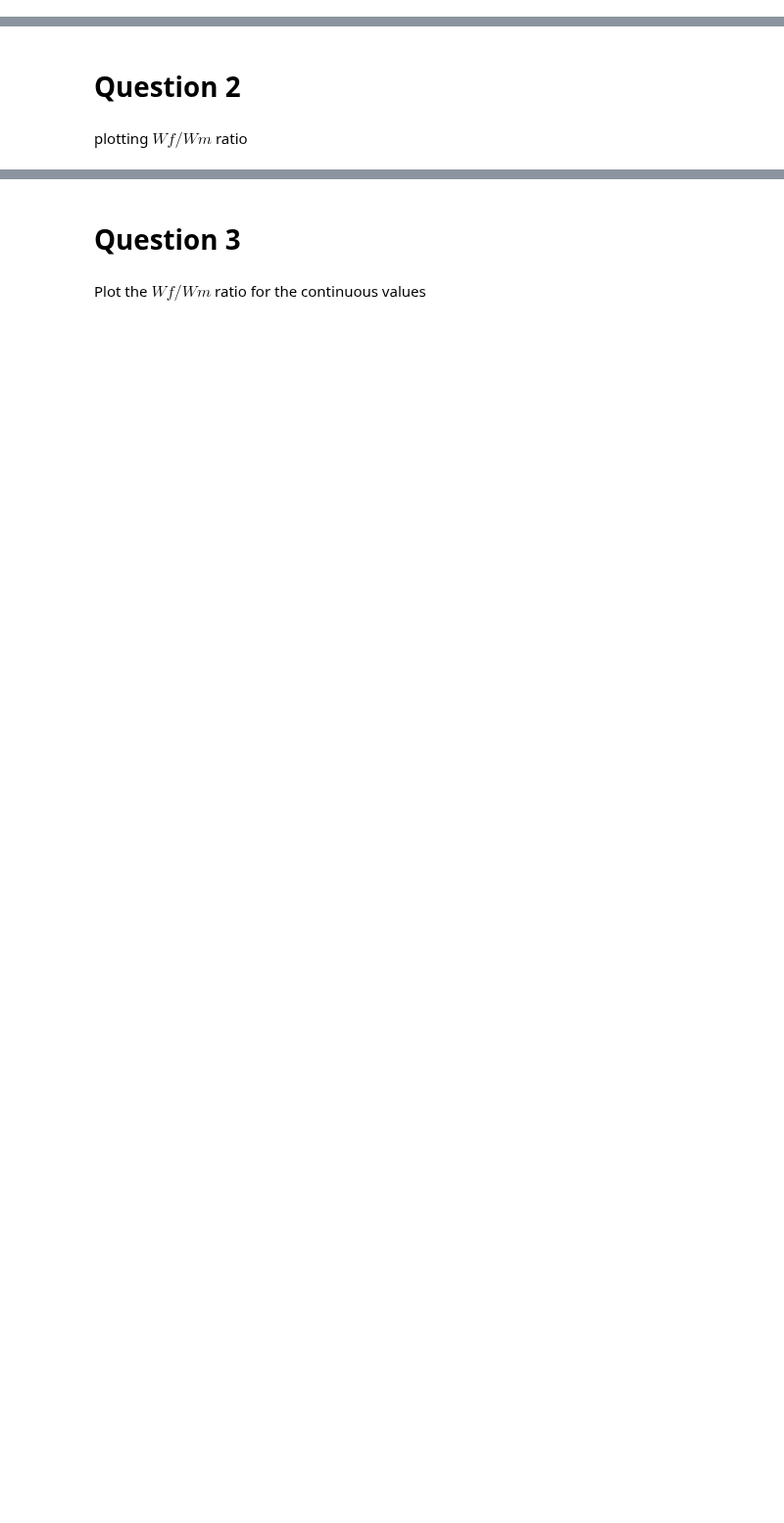
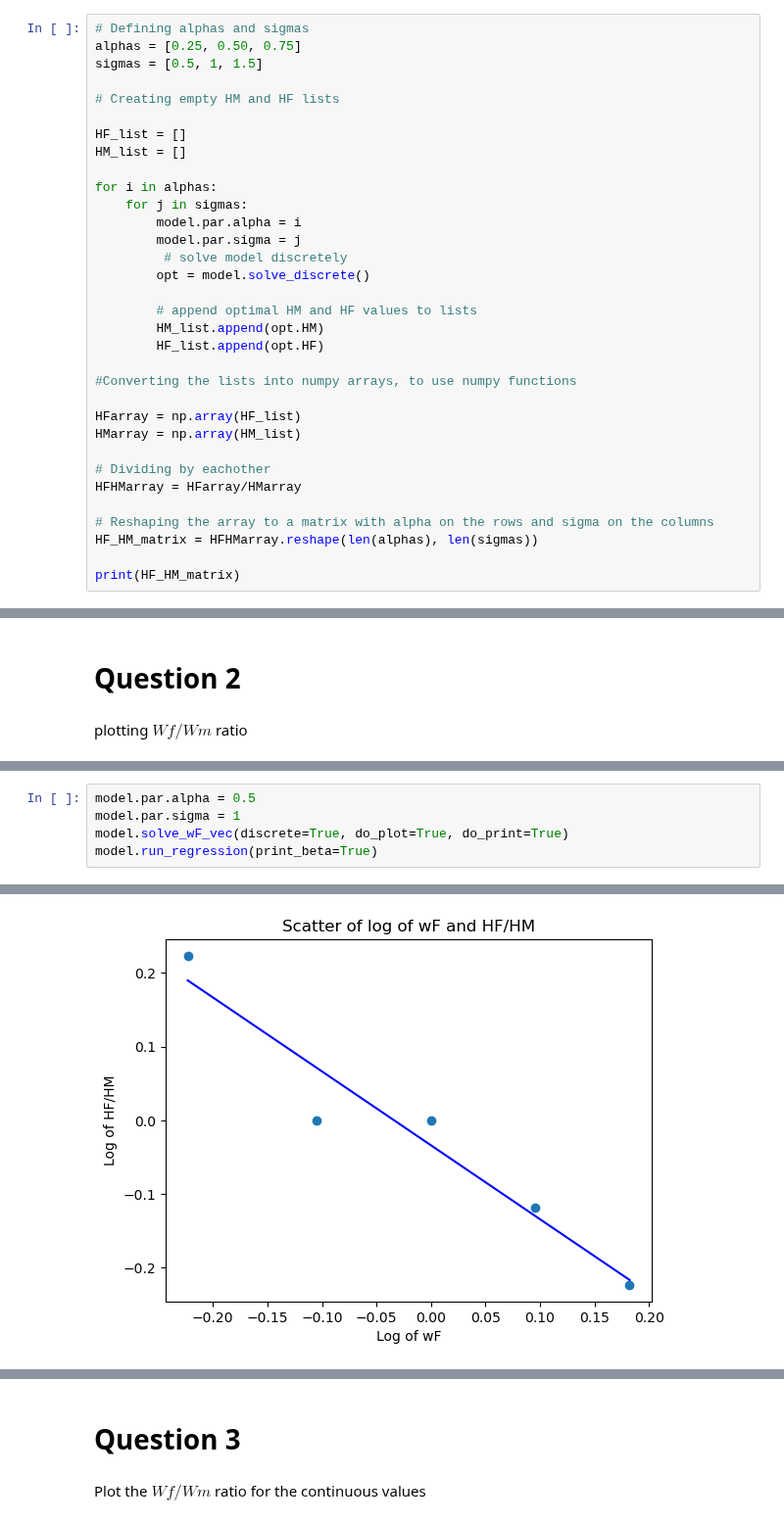
Before and after one commit to NumEconCopenhagen/projects-2023-jt, a Jupyter notebook: inauguralproject/inauguralproject.ipynb, the cells around one changed output, grey strips where cells are left out. Shown at 98% size. Saved outputs shown, nothing was run; the diff lists cells and outputs as text; blank space fills up the shorter version.

```diff
--- a/inauguralproject/inauguralproject.ipynb
+++ b/inauguralproject/inauguralproject.ipynb
@@ -34,0 +30,33 @@ wF Vector:[0.8 0.9 1.  1.1 1.2]
+# %%
+# Defining alphas and sigmas
+alphas = [0.25, 0.50, 0.75]
+sigmas = [0.5, 1, 1.5]
+
+# Creating empty HM and HF lists
+
+HF_list = []
+HM_list = []
+
+for i in alphas:
+    for j in sigmas:
+        model.par.alpha = i
+        model.par.sigma = j
+         # solve model discretely
+        opt = model.solve_discrete()
+
+        # append optimal HM and HF values to lists
+        HM_list.append(opt.HM)
+        HF_list.append(opt.HF)
+
+#Converting the lists into numpy arrays, to use numpy functions
+
+HFarray = np.array(HF_list)
+HMarray = np.array(HM_list)
+
+# Dividing by eachother
+HFHMarray = HFarray/HMarray
+
+# Reshaping the array to a matrix with alpha on the rows and sigma on the columns
+HF_HM_matrix = HFHMarray.reshape(len(alphas), len(sigmas))
+
+print(HF_HM_matrix)
@@ -38,0 +81,6 @@ plotting $Wf/Wm$ ratio
+# %%
+model.par.alpha = 0.5
+model.par.sigma = 1
+model.solve_wF_vec(discrete=True, do_plot=True, do_print=True)
+model.run_regression(print_beta=True)
+# %% [output]
@@ -38,0 +90 @@ plotting $Wf/Wm$ ratio
+[figure, added]
```
Also changed, not shown: parts of 11 cells of this notebook.
